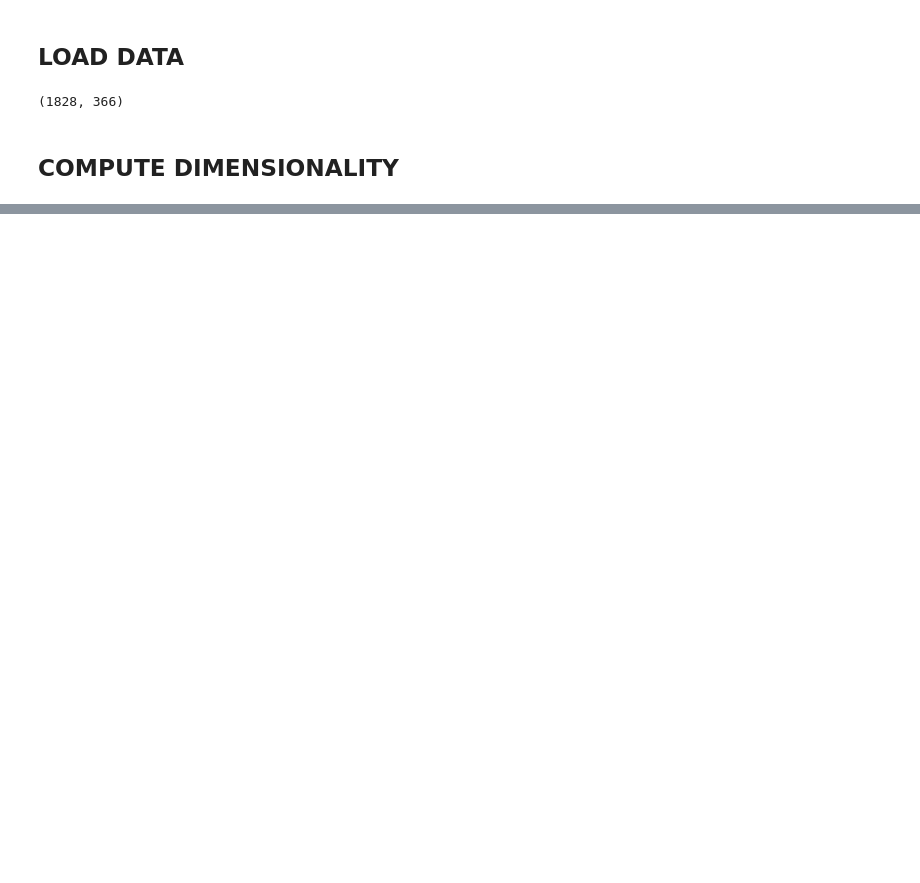
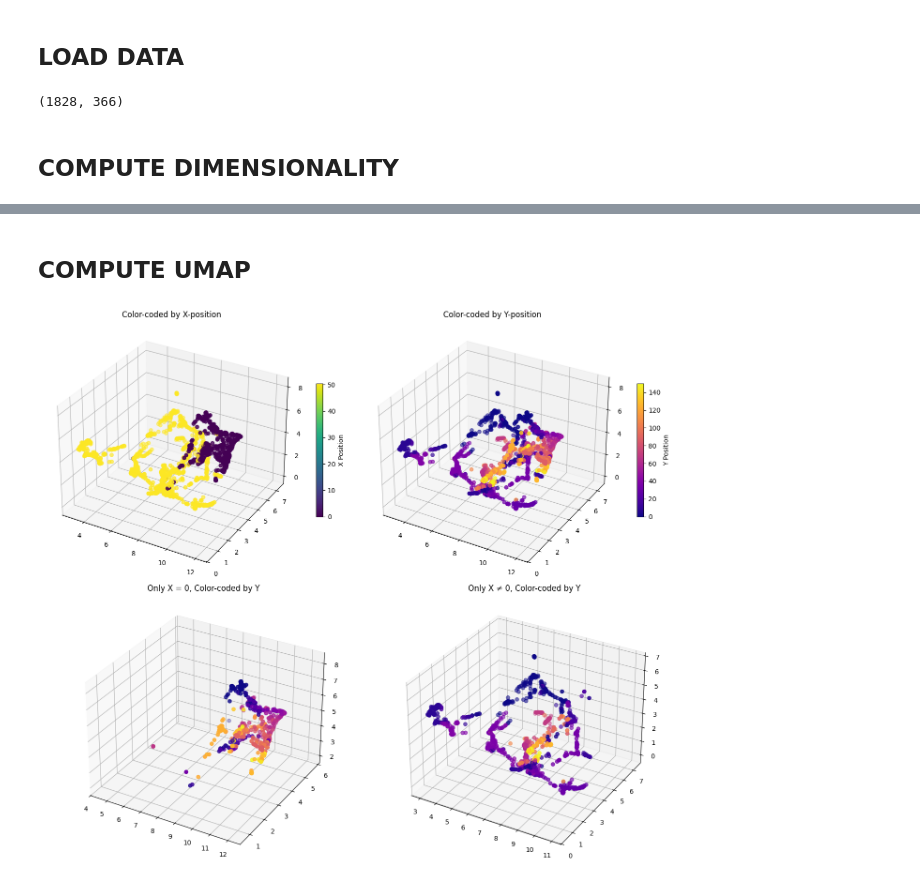
Before and after one commit to Anneser/SpatialInformation, a Jupyter notebook: scripts/DimensionalityAnalysis.ipynb, the cells around one changed output, grey strips where cells are left out. Cells and saved outputs as stored; diff of their text form; code cells hidden in the pictures; blank space fills up the shorter version.

Commit message:
ABID tested and UMAP visualization implemented.

```diff
--- a/scripts/DimensionalityAnalysis.ipynb
+++ b/scripts/DimensionalityAnalysis.ipynb
@@ -60,0 +54,64 @@ UnicodeDecodeError: 'utf-8' codec can't decode byte 0x81 in position 3: invalid
+# %% [markdown]
+## COMPUTE UMAP
+# %%
+model = umap.UMAP(n_neighbors =50, n_components =3, min_dist=0.08, metric="correlation")
+model.fit(activity_data)
+concat_emb = model.transform(activity_data)
+np.shape(spatial_data)
+# %%
+# Normalize x and y separately for color mapping
+norm_x = Normalize(vmin=spatial_data[:, 0].min(), vmax=spatial_data[:, 0].max())
+norm_y = Normalize(vmin=spatial_data[:, 1].min(), vmax=spatial_data[:, 1].max())
+
+colors_x = cm.viridis(norm_x(spatial_data[:, 0]))  # Color by x
+colors_y = cm.plasma(norm_y(spatial_data[:, 1]))  # Color by y
+
+# Filter points where x = 0 and x ≠ 0
+mask_x0 = spatial_data[:, 0] == 0
+mask_x_nonzero = spatial_data[:, 0] != 0
+
+# Create figure and 3D subplots
+fig = plt.figure(figsize=(14, 12))
+
+# Subplot 1: Color-coded by x-position
+ax1 = fig.add_subplot(221, projection='3d')
+sc1 = ax1.scatter(concat_emb[:, 0], concat_emb[:, 1], concat_emb[:, 2], c=colors_x, s=30)
+ax1.set_title("Color-coded by X-position")
+
+
+# Add colorbar for x
+sm_x = cm.ScalarMappable(cmap="viridis", norm=norm_x)
+sm_x.set_array([])
+cbar_x = plt.colorbar(sm_x, ax=ax1, shrink=0.5)
+cbar_x.set_label("X Position")
+
+# Subplot 2: Color-coded by y-position
+ax2 = fig.add_subplot(222, projection='3d')
+sc2 = ax2.scatter(concat_emb[:, 0], concat_emb[:, 1], concat_emb[:, 2], c=colors_y, s=30)
+ax2.set_title("Color-coded by Y-position")
+
+
+# Add colorbar for y
+sm_y = cm.ScalarMappable(cmap="plasma", norm=norm_y)
+sm_y.set_array([])
+cbar_y = plt.colorbar(sm_y, ax=ax2, shrink=0.5)
+cbar_y.set_label("Y Position")
+
+# Subplot 3: Only x = 0, color-coded by y-position
+ax3 = fig.add_subplot(223, projection='3d')
+sc3 = ax3.scatter(concat_emb[mask_x0, 0], concat_emb[mask_x0, 1], concat_emb[mask_x0, 2],
+                  c=cm.plasma(norm_y(spatial_data[mask_x0, 1])), s=30)
+ax3.set_title("Only X = 0, Color-coded by Y")
+
+
+# Subplot 4: Only x ≠ 0, color-coded by y-position
+ax4 = fig.add_subplot(224, projection='3d')
+sc4 = ax4.scatter(concat_emb[mask_x_nonzero, 0], concat_emb[mask_x_nonzero, 1], concat_emb[mask_x_nonzero, 2],
+                  c=cm.plasma(norm_y(spatial_data[mask_x_nonzero, 1])), s=30)
+ax4.set_title("Only X ≠ 0, Color-coded by Y")
+
+
+plt.tight_layout()
+plt.show()
+# %% [output]
+[figure, added]
```
Also changed, not shown: parts of 2 cells of this notebook, 2 other files.
